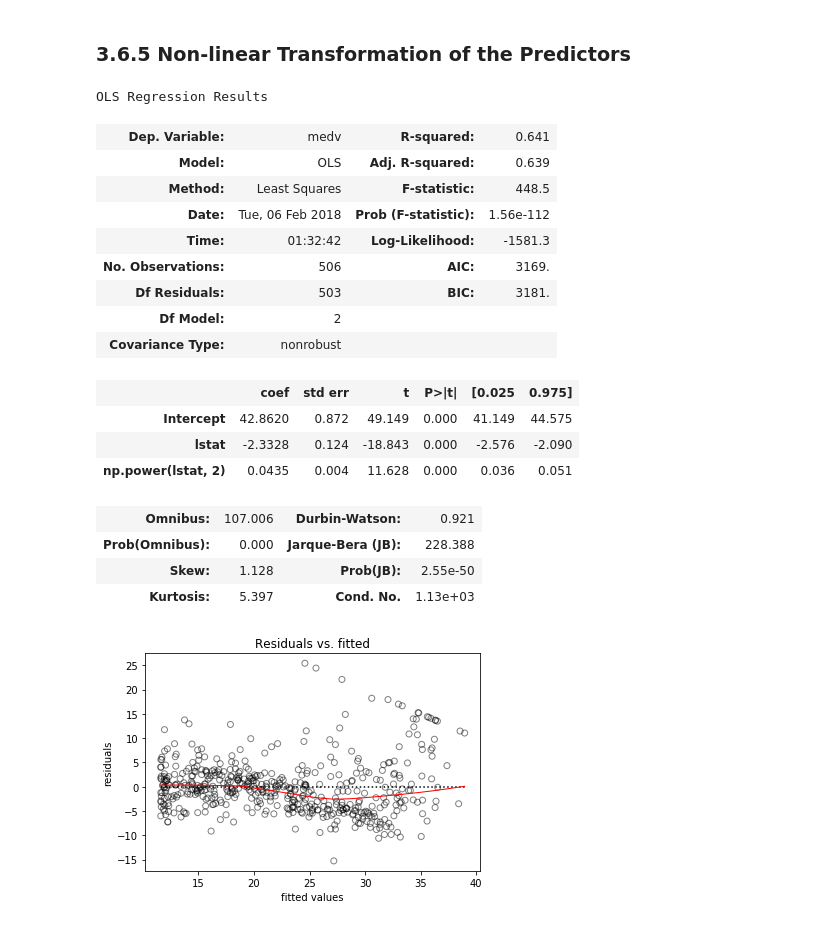
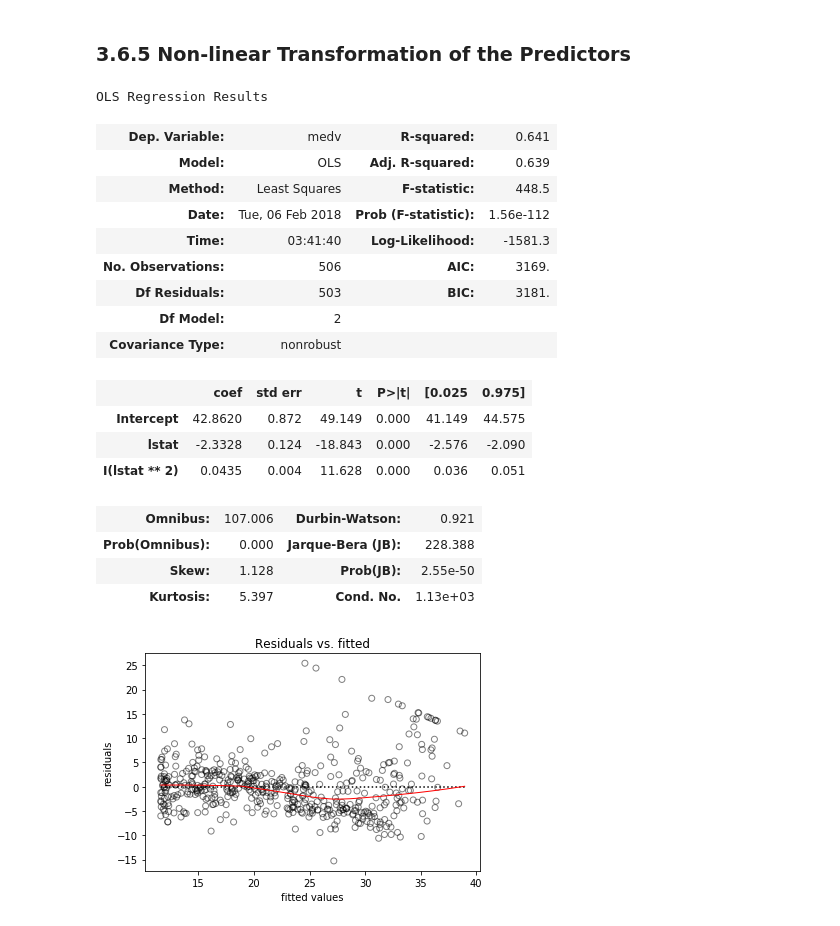
Before and after one commit to joswoo/pattern-recognition, a Jupyter notebook: lab3.ipynb, the cells around one changed output. Drawn from its saved outputs; the diff is of its cells as text; code cells hidden in the pictures.

```diff
--- a/lab3.ipynb
+++ b/lab3.ipynb
@@ -302,16 +302,17 @@ plotResidue(lm_fit.predict(), lm_fit.resid)  # this function is defined above
 # %% [markdown]
 ### 3.6.5 Non-linear Transformation of the Predictors
 # %%
-lm2 = smf.ols('medv ~ lstat + np.power(lstat, 2)', data=Boston)
+lm2 = smf.ols('medv ~ lstat + I(lstat**2)', data=Boston)
+#lm2 = smf.ols('medv ~ lstat + np.power(lstat, 2)', data=Boston)   # alternative form
 lm2_fit = lm2.fit()
 lm2_fit.summary()
 # %% [output]
 OLS Regression Results
 | Dep. Variable: | medv | R-squared: | 0.641 |
 | Model: | OLS | Adj. R-squared: | 0.639 |
 | Method: | Least Squares | F-statistic: | 448.5 |
 | Date: | Tue, 06 Feb 2018 | Prob (F-statistic): | 1.56e-112 |
-| Time: | 01:32:42 | Log-Likelihood: | -1581.3 |
+| Time: | 03:41:40 | Log-Likelihood: | -1581.3 |
 | No. Observations: | 506 | AIC: | 3169. |
 | Df Residuals: | 503 | BIC: | 3181. |
 | Df Model: | 2 |  |  |
@@ -319,7 +320,7 @@ OLS Regression Results
 |  | coef | std err | t | P>|t| | [0.025 | 0.975] |
 | Intercept | 42.8620 | 0.872 | 49.149 | 0.000 | 41.149 | 44.575 |
 | lstat | -2.3328 | 0.124 | -18.843 | 0.000 | -2.576 | -2.090 |
-| np.power(lstat, 2) | 0.0435 | 0.004 | 11.628 | 0.000 | 0.036 | 0.051 |
+| I(lstat ** 2) | 0.0435 | 0.004 | 11.628 | 0.000 | 0.036 | 0.051 |
 | Omnibus: | 107.006 | Durbin-Watson: | 0.921 |
 | Prob(Omnibus): | 0.000 | Jarque-Bera (JB): | 228.388 |
 | Skew: | 1.128 | Prob(JB): | 2.55e-50 |
```
Also changed, not shown: parts of 7 cells of this notebook.
